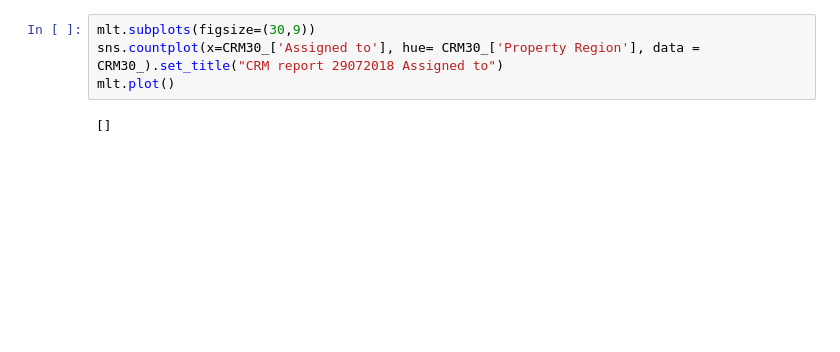
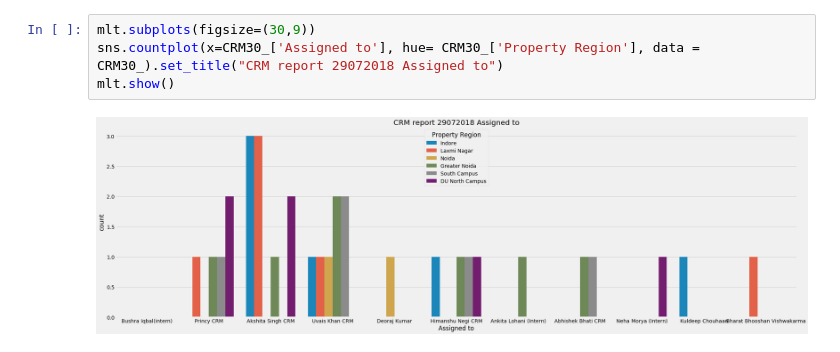
Before and after one commit to nerdyk3/placio_financial, a Jupyter notebook: CRM04_Aug.ipynb, the cells around one changed output. Drawn from its saved outputs; the diff is of its cells as text; blank space fills up the shorter version.

```diff
--- a/CRM04_Aug.ipynb
+++ b/CRM04_Aug.ipynb
@@ -142,6 +142,6 @@ mlt.plot()
 # %%
 mlt.subplots(figsize=(30,9))
 sns.countplot(x=CRM30_['Assigned to'], hue= CRM30_['Property Region'], data = CRM30_).set_title("CRM report 29072018 Assigned to")
-mlt.plot()
+mlt.show()
 # %% [output]
-[]
+[figure, added]
```
Also changed, not shown: parts of 7 cells of this notebook, 13 other files.
